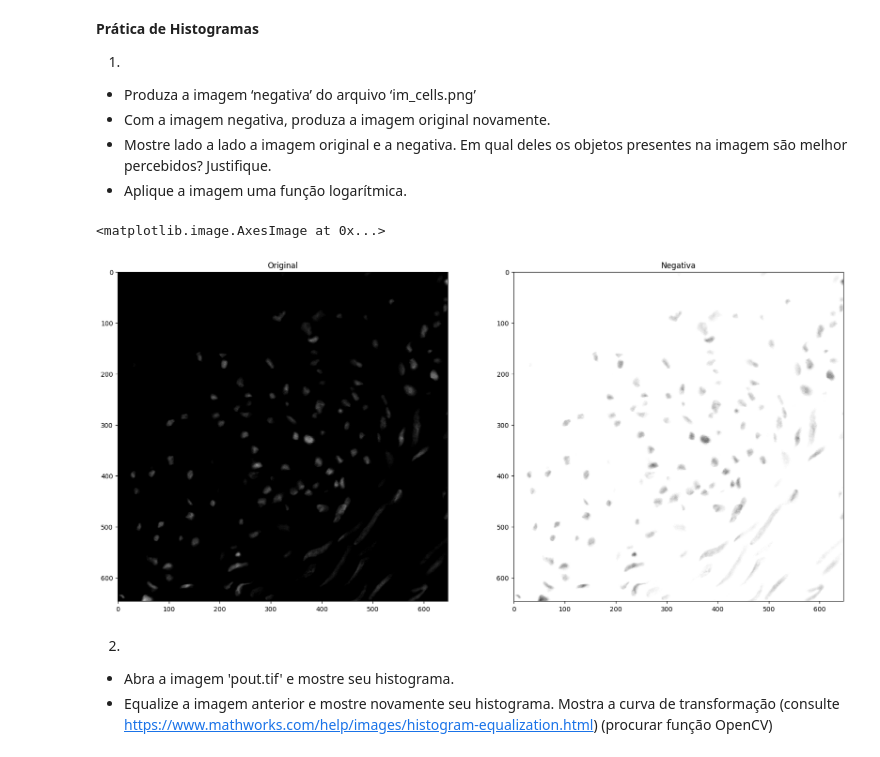
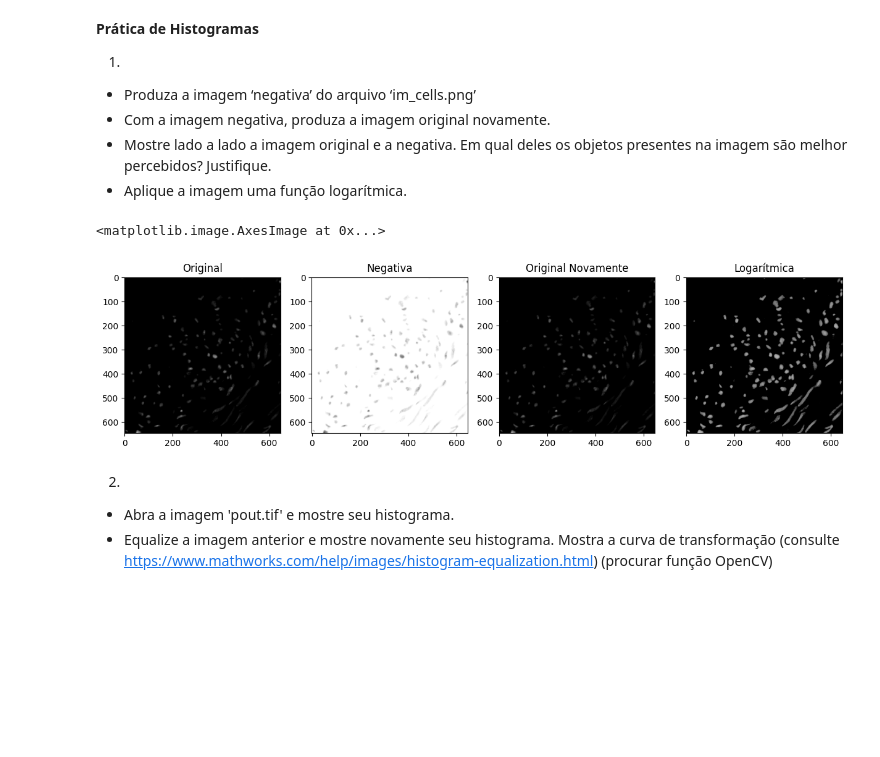
Before and after one commit to gabrielmsantos/pgc111-labs-2023, a Jupyter notebook: Lab03 - Histogram Equalization/Lab03_hist.ipynb, the cells around one changed output. Cells and saved outputs as stored; diff of their text form; code cells hidden in the pictures; blank space fills up the shorter version.

Commit message:
Resultado histogram: Original Negativa Original Novamente Logaritimica

```diff
--- a/Lab03 - Histogram Equalization/Lab03_hist.ipynb
+++ b/Lab03 - Histogram Equalization/Lab03_hist.ipynb
@@ -10,20 +10,40 @@
 import cv2
 import matplotlib.pyplot as plt
 import numpy as np
-# %%
-# Negative Image
-img = cv2.imread("im_cells.png", cv2.IMREAD_GRAYSCALE)
-img_neg = 255 - img
-
-f, axarr = plt.subplots(1, 2, figsize=(20, 20))
-axarr[0].set_title('Original')
-axarr[0].imshow(img, cmap='gray', vmin=0, vmax=255)
-
-axarr[1].set_title('Negativa')
-axarr[1].imshow(img_neg, cmap='gray', vmin=0, vmax=255)
-# %% [output]
-<matplotlib.image.AxesImage at 0x...>
-[figure, removed]
+# %%
+def log_transform(img):
+    '''
+    Transformação logarítmica: Tenha cuidado com o valor de c, pois log(0) não existe. Assim, c é calculado como:
+    c = 255 / log(1 + np.max(img)) pois o valor de intensidade máximo de nossa imagem é 255. Assim garantiremos que o resultado também se enquadra dentro desse intervalo. Perceba que uma versão "naive" da transformação logarítimica seria s = log(1 + r). Porém, isso apenas avaliaria a intensidade máxima de log(1 + 255), log(256) = 2.408. Assim, a imagem resultante seria muito escura.
+    :param img:Imagem a ser transformada
+    :return:
+    '''
+    c = np.max(img) / np.log(1 + np.max(img))
+    img_log = c * np.log(1 + img)
+    img_log = np.array(img_log, dtype=np.uint8)
+    return img_log
+
+# Negative Image
+img = cv2.imread("im_cells.png", cv2.IMREAD_GRAYSCALE)
+img_neg = 255 - img
+back_orig = 255 - img_neg
+img_log = log_transform(img)
+
+f, axarr = plt.subplots(1, 4, figsize=(15, 15))
+axarr[0].set_title('Original')
+axarr[0].imshow(img, cmap='gray', vmin=0, vmax=255)
+
+axarr[1].set_title('Negativa')
+axarr[1].imshow(img_neg, cmap='gray', vmin=0, vmax=255)
+
+axarr[2].set_title('Original Novamente')
+axarr[2].imshow(back_orig, cmap='gray', vmin=0, vmax=255)
+
+axarr[3].set_title('Logarítmica')
+axarr[3].imshow(img_log, cmap='gray', vmin=0, vmax=255)
+# %% [output]
+<matplotlib.image.AxesImage at 0x...>
+[figure, added]
 # %% [markdown]
 2)
 - Abra a imagem 'pout.tif' e mostre seu histograma.
```
